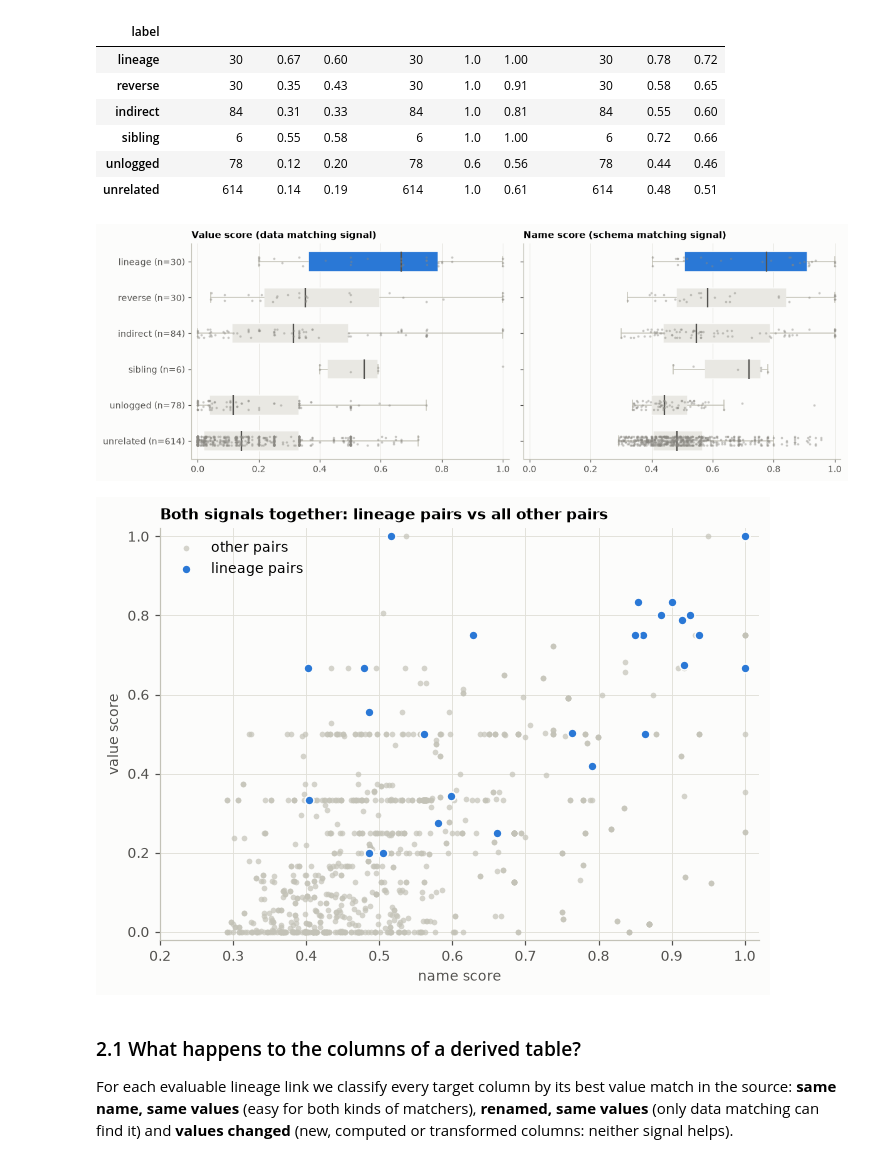
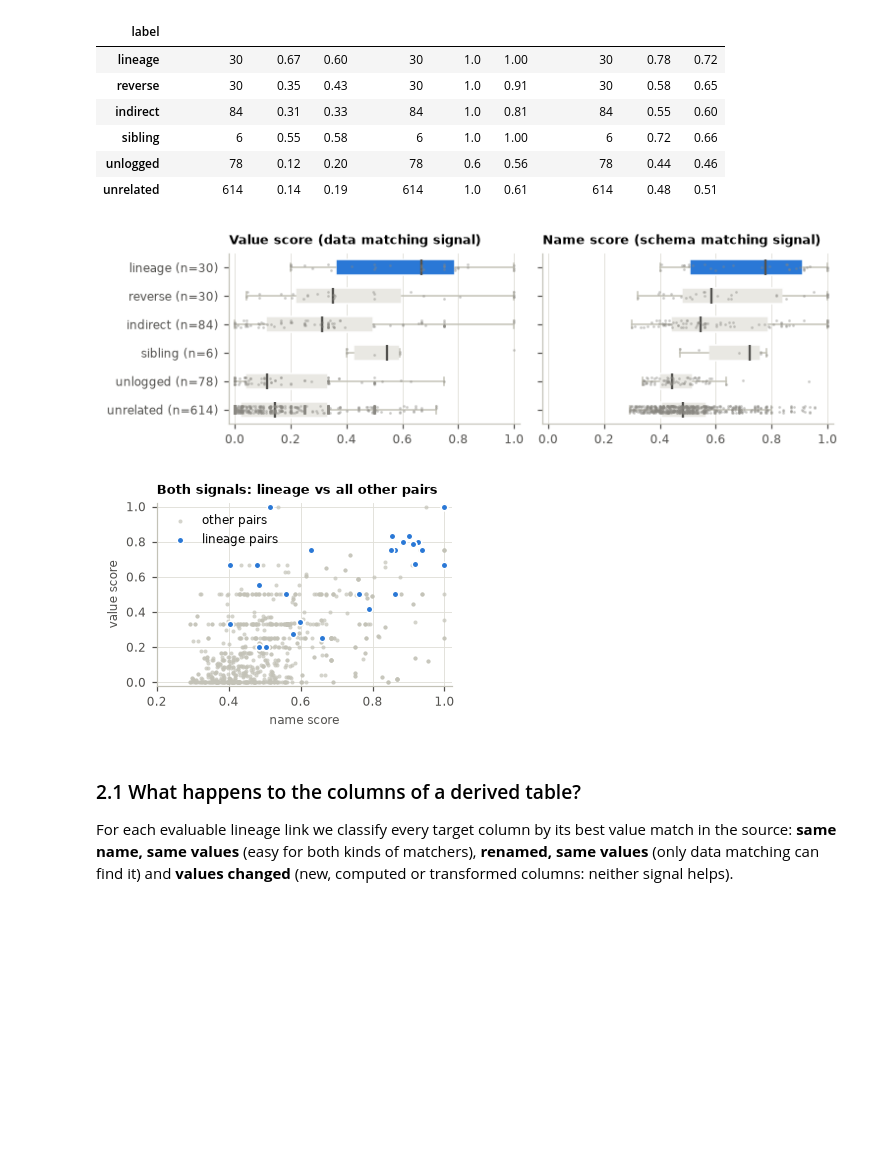
Before and after one commit to semasertt/valentine-lineage, a Jupyter notebook: notebooks/01_eda.ipynb, the cells around one changed output. Saved outputs shown, nothing was run; the diff lists cells and outputs as text; code cells hidden in the pictures; blank space fills up the shorter version.

```diff
--- a/notebooks/01_eda.ipynb
+++ b/notebooks/01_eda.ipynb
@@ -45,12 +45,12 @@ FIGURES.mkdir(parents=True, exist_ok=True)
 # Chart colours: blue marks lineage, neutral greys everything else;
 # three-category charts use the first three validated categorical slots.
 BLUE, ORANGE, AQUA = "#2a78d6", "#eb6834", "#1baf7a"
-GREY, LIGHT_GREY, MUTED, GRID, SURFACE = "#898781", "#c3c2b7", "#52514e", "#e1e0d9", "#fcfcfb"
+GREY, LIGHT_GREY, MUTED, GRID, SURFACE = "#898781", "#c3c2b7", "#52514e", "#e1e0d9", "#ffffff"
 plt.rcParams.update({
     "figure.dpi": 110, "savefig.dpi": 200, "savefig.bbox": "tight",
     "figure.facecolor": SURFACE, "axes.facecolor": SURFACE, "savefig.facecolor": SURFACE,
-    "font.family": "sans-serif", "font.size": 9,
-    "axes.edgecolor": LIGHT_GREY, "axes.labelcolor": MUTED, "axes.titlesize": 10,
+    "font.family": "sans-serif", "font.size": 8,
+    "axes.edgecolor": LIGHT_GREY, "axes.labelcolor": MUTED, "axes.titlesize": 8.5,
     "axes.titleweight": "bold", "axes.titlelocation": "left",
     "axes.spines.top": False, "axes.spines.right": False,
     "axes.grid": True, "grid.color": GRID, "grid.linewidth": 0.6, "axes.axisbelow": True,
@@ -291,7 +292,7 @@ pairs.groupby("label")[["value_mean", "value_max", "name_mean"]].agg(["count", "
 | unlogged | 78 | 0.12 | 0.20 | 78 | 0.6 | 0.56 | 78 | 0.44 | 0.46 |
 | unrelated | 614 | 0.14 | 0.19 | 614 | 1.0 | 0.61 | 614 | 0.48 | 0.51 |
 # %%
-fig, axes = plt.subplots(1, 2, figsize=(11, 3.8), sharey=False)
+fig, axes = plt.subplots(1, 2, figsize=(7.0, 2.2), sharey=False)
 for ax, (column, title) in zip(axes, [("value_mean", "Value score (data matching signal)"),
                                        ("name_mean", "Name score (schema matching signal)")]):
     groups = [pairs.loc[pairs.label == label, column] for label in PAIR_LABELS]
@@ -302,7 +303,7 @@ for ax, (column, title) in zip(axes, [("value_mean", "Value score (data matching
         patch.set(facecolor=BLUE if label == "lineage" else "#e9e8e3", edgecolor=SURFACE)
     for i, values in enumerate(groups, start=1):
         jitter = (pd.Series(range(len(values))) % 7 - 3) * 0.04
-        ax.scatter(values, i + jitter.values, s=6, color=GREY, alpha=0.45, linewidths=0, zorder=3)
+        ax.scatter(values, i + jitter.values, s=3, color=GREY, alpha=0.45, linewidths=0, zorder=3)
     ax.set_yticks(range(1, len(PAIR_LABELS) + 1),
                   [f"{label} (n={len(g)})" for label, g in zip(PAIR_LABELS, groups)])
     ax.invert_yaxis()
@@ -314,25 +315,25 @@ fig.tight_layout()
 fig.savefig(FIGURES / "eda_03_scores_by_relation.png")
 plt.show()
 # %% [output]
-[figure, old version]
+[figure, new version]
 # %%
-fig, ax = plt.subplots(figsize=(6.2, 4.6))
+fig, ax = plt.subplots(figsize=(3.4, 2.45))
 other = pairs[pairs.label != "lineage"]
 lineage = pairs[pairs.label == "lineage"]
-ax.scatter(other.name_mean, other.value_mean, s=14, color=LIGHT_GREY, alpha=0.7, linewidths=0, label="other pairs")
-ax.scatter(lineage.name_mean, lineage.value_mean, s=34, color=BLUE, edgecolors=SURFACE, linewidths=1,
+ax.scatter(other.name_mean, other.value_mean, s=7, color=LIGHT_GREY, alpha=0.7, linewidths=0, label="other pairs")
+ax.scatter(lineage.name_mean, lineage.value_mean, s=18, color=BLUE, edgecolors=SURFACE, linewidths=1,
            label="lineage pairs", zorder=3)
 ax.set_xlabel("name score")
 ax.set_ylabel("value score")
 ax.set_xlim(0.2, 1.02)
 ax.set_ylim(-0.02, 1.02)
 ax.legend(loc="upper left")
-ax.set_title("Both signals together: lineage pairs vs all other pairs")
+ax.set_title("Both signals: lineage vs all other pairs")
 fig.tight_layout()
 fig.savefig(FIGURES / "eda_04_name_vs_value.png")
 plt.show()
 # %% [output]
-[figure, old version]
+[figure, new version]
 # %% [markdown]
 ### 2.1 What happens to the columns of a derived table?
 
```
Also changed, not shown: parts of 5 cells of this notebook, 8 other files.
